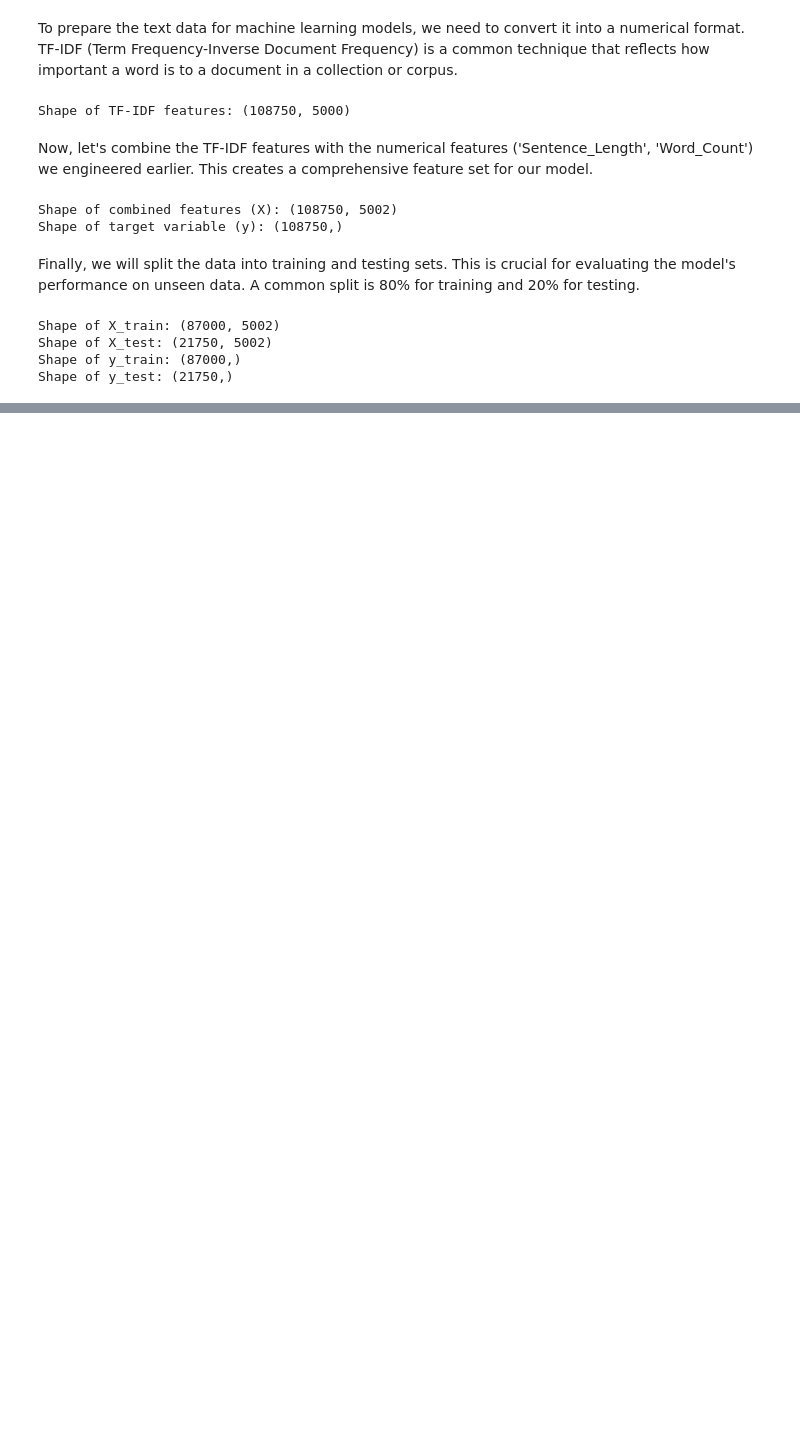
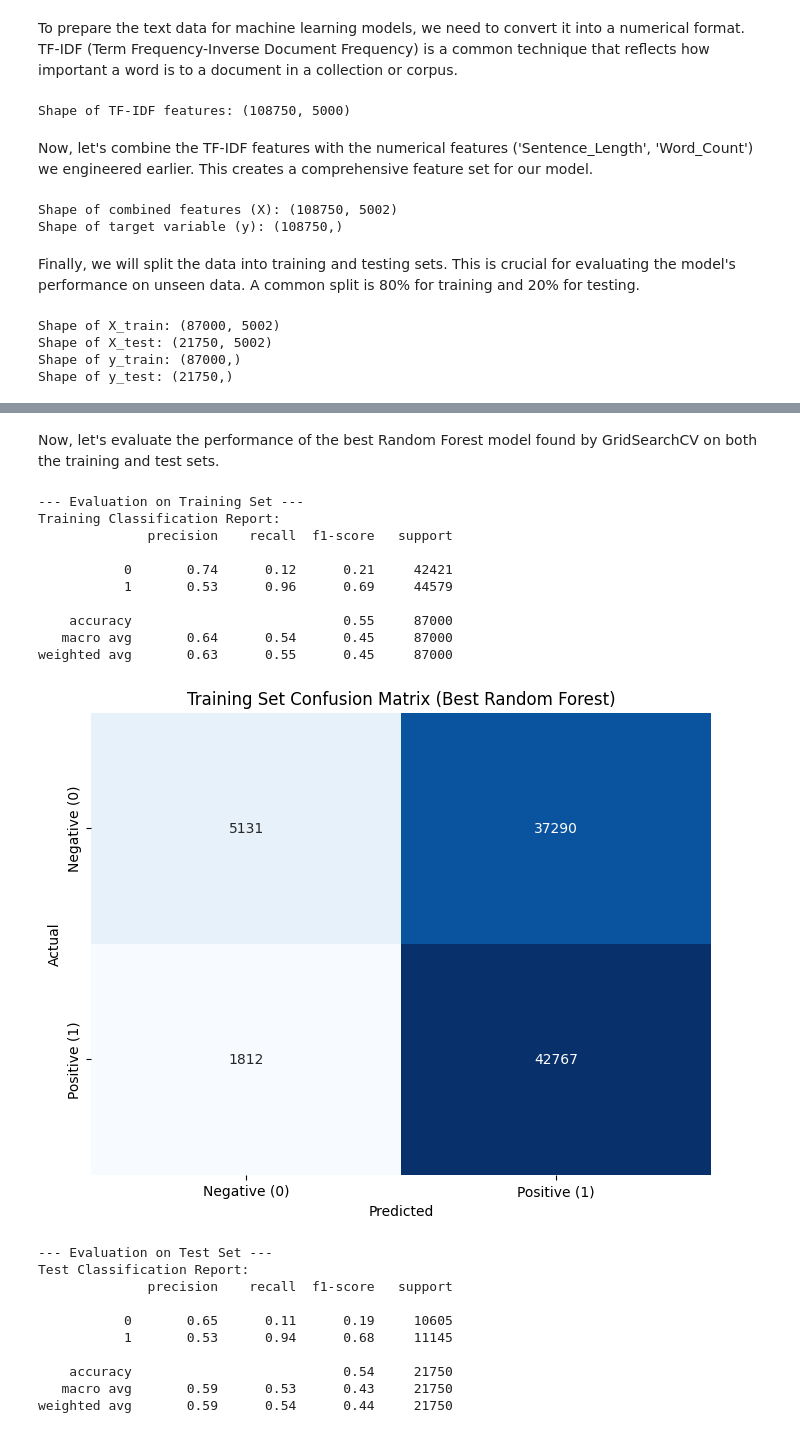
Before and after one commit to devpatel0005/TechMicra-AIML-Summer-Internship, a Jupyter notebook: Stock_Sentiment_Analysis_and_Prediction.ipynb, the cells around one changed output, grey strips where cells are left out. Drawn from its saved outputs; the diff is of its cells as text; code cells hidden in the pictures; blank space fills up the shorter version.

```diff
--- a/Stock_Sentiment_Analysis_and_Prediction.ipynb
+++ b/Stock_Sentiment_Analysis_and_Prediction.ipynb
@@ -221,0 +250,56 @@ Shape of y_test: (21750,)
+# %% [markdown]
+Now, let's evaluate the performance of the best Random Forest model found by GridSearchCV on both the training and test sets.
+# %%
+print("\n--- Evaluation on Training Set ---")
+y_train_pred = best_rf_model.predict(X_train)
+
+print("Training Classification Report:")
+print(classification_report(y_train, y_train_pred))
+
+cm_train = confusion_matrix(y_train, y_train_pred)
+plt.figure(figsize=(8, 6))
+sns.heatmap(cm_train, annot=True, fmt='d', cmap='Blues', cbar=False,
+            xticklabels=['Negative (0)', 'Positive (1)'],
+            yticklabels=['Negative (0)', 'Positive (1)'])
+plt.xlabel('Predicted')
+plt.ylabel('Actual')
+plt.title('Training Set Confusion Matrix (Best Random Forest)')
+plt.show()
+
+print("\n--- Evaluation on Test Set ---")
+y_test_pred = best_rf_model.predict(X_test)
+
+print("Test Classification Report:")
+print(classification_report(y_test, y_test_pred))
+
+cm_test = confusion_matrix(y_test, y_test_pred)
+plt.figure(figsize=(8, 6))
+sns.heatmap(cm_test, annot=True, fmt='d', cmap='Greens', cbar=False,
+            xticklabels=['Negative (0)', 'Positive (1)'],
+            yticklabels=['Negative (0)', 'Positive (1)'])
+plt.xlabel('Predicted')
+plt.ylabel('Actual')
+plt.title('Test Set Confusion Matrix (Best Random Forest)')
+plt.show()
+# %% [output]
+--- Evaluation on Training Set ---
+Training Classification Report:
+              precision    recall  f1-score   support
+
+           0       0.74      0.12      0.21     42421
+           1       0.53      0.96      0.69     44579
+
+    accuracy                           0.55     87000
+   macro avg       0.64      0.54      0.45     87000
+weighted avg       0.63      0.55      0.45     87000
+[figure, added]
+--- Evaluation on Test Set ---
+Test Classification Report:
+              precision    recall  f1-score   support
+
+           0       0.65      0.11      0.19     10605
+           1       0.53      0.94      0.68     11145
+
+    accuracy                           0.54     21750
+   macro avg       0.59      0.53      0.43     21750
+weighted avg       0.59      0.54      0.44     21750
```
Also changed, not shown: parts of 12 cells of this notebook.
